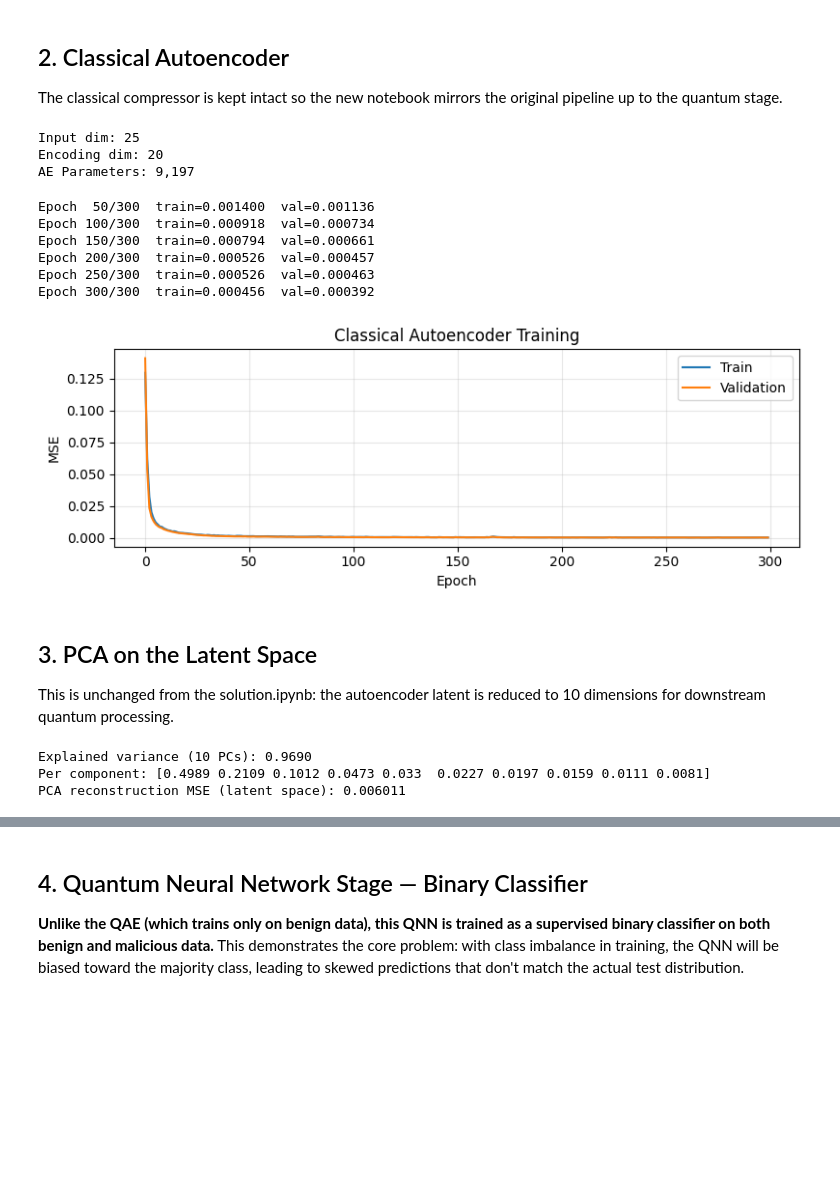
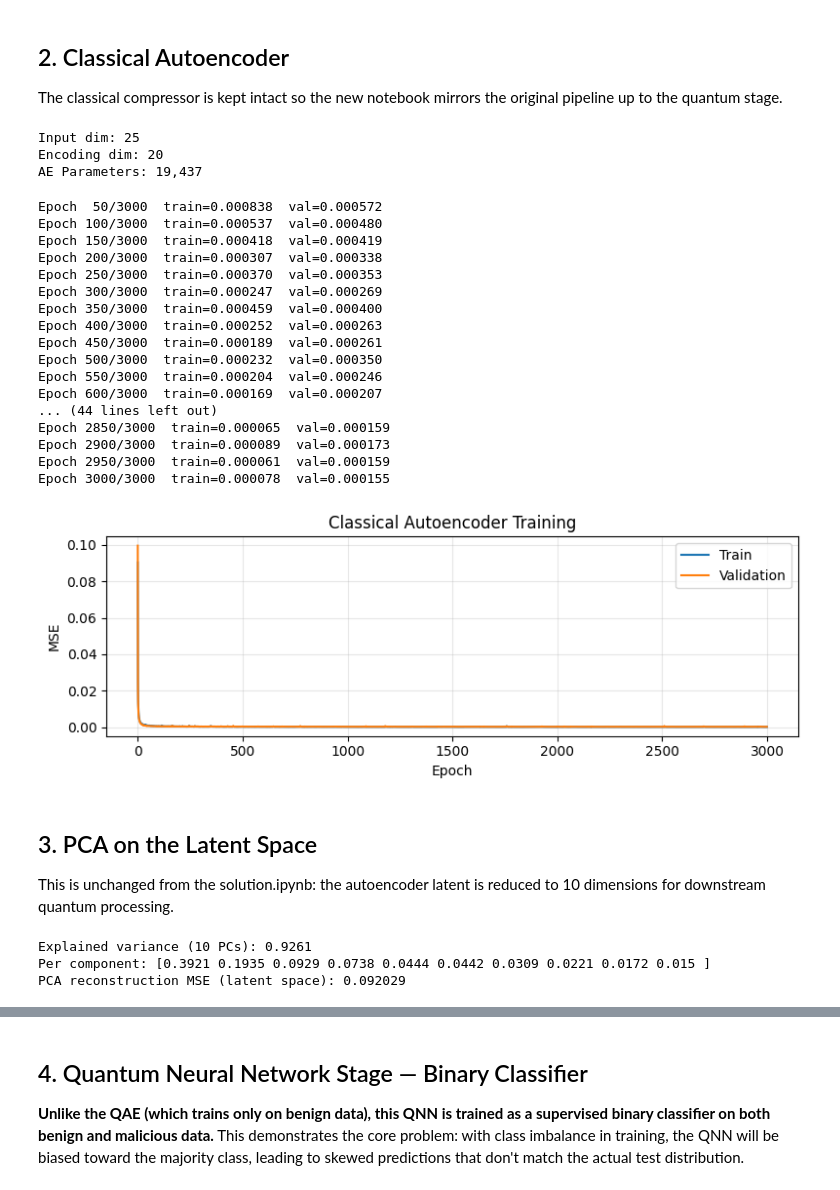
Before and after one commit to supermarine45/4BE, a Jupyter notebook: QCentroid - ETH Hackathon 2026/solution_qnn_kl_divergence.ipynb, the cells around one changed output, grey strips where cells are left out. Cells and saved outputs as stored; diff of their text form; code cells hidden in the pictures; blank space fills up the shorter version.

```diff
--- a/QCentroid - ETH Hackathon 2026/solution_qnn_kl_divergence.ipynb
+++ b/QCentroid - ETH Hackathon 2026/solution_qnn_kl_divergence.ipynb
@@ -91,22 +91,19 @@ class Autoencoder(nn.Module):
     def __init__(self, input_dim, encoding_dim):
         super().__init__()
         self.encoder = nn.Sequential(
-            nn.Linear(input_dim, 64),
+            nn.Linear(input_dim, 128),
+            nn.BatchNorm1d(128),
+            nn.ReLU(),
+            nn.Linear(128, 64),
             nn.BatchNorm1d(64),
             nn.ReLU(),
-            nn.Linear(64, 32),
-            nn.BatchNorm1d(32),
-            nn.ReLU(),
-            nn.Linear(32, encoding_dim),
+            nn.Linear(64, encoding_dim),
         )
         self.decoder = nn.Sequential(
-            nn.Linear(encoding_dim, 32),
-            nn.BatchNorm1d(32),
+            nn.Linear(encoding_dim, 128),
+            nn.BatchNorm1d(128),
             nn.ReLU(),
-            nn.Linear(32, 64),
-            nn.BatchNorm1d(64),
-            nn.ReLU(),
-            nn.Linear(64, input_dim),
+            nn.Linear(128, input_dim),
             nn.Sigmoid(),
         )
 
@@ -134,46 +131,57 @@ print(f'AE Parameters: {sum(p.numel() for p in autoencoder.parameters()):,}')
 # %% [output]
 Input dim: 25
 Encoding dim: 20
-AE Parameters: 9,197
+AE Parameters: 19,437
 # %%
-epochs = 300
+epochs = 3000
 train_losses, val_losses = [], []
 
 for epoch in range(epochs):
     autoencoder.train()
     epoch_loss = 0.0
     for (batch,) in train_loader:
         out = autoencoder(batch)
         loss = criterion(out, batch)
         optimizer.zero_grad()
         loss.backward()
         optimizer.step()
         epoch_loss += loss.item() * len(batch)
     train_losses.append(epoch_loss / len(train_tensor))
 
     autoencoder.eval()
     with torch.no_grad():
         val_out = autoencoder(val_tensor)
         val_loss = criterion(val_out, val_tensor).item()
     val_losses.append(val_loss)
 
     if (epoch + 1) % 50 == 0:
         print(f'Epoch {epoch+1:3d}/{epochs}  train={train_losses[-1]:.6f}  val={val_loss:.6f}')
 
 fig, ax = plt.subplots(figsize=(8, 3))
 ax.plot(train_losses, label='Train')
 ax.plot(val_losses, label='Validation')
 ax.set_xlabel('Epoch'); ax.set_ylabel('MSE'); ax.legend(); ax.grid(alpha=0.3)
 ax.set_title('Classical Autoencoder Training')
 plt.tight_layout(); plt.show()
 # %% [output]
-Epoch  50/300  train=0.001400  val=0.001136
-Epoch 100/300  train=0.000918  val=0.000734
-Epoch 150/300  train=0.000794  val=0.000661
-Epoch 200/300  train=0.000526  val=0.000457
-Epoch 250/300  train=0.000526  val=0.000463
-Epoch 300/300  train=0.000456  val=0.000392
+Epoch  50/3000  train=0.000838  val=0.000572
+Epoch 100/3000  train=0.000537  val=0.000480
+Epoch 150/3000  train=0.000418  val=0.000419
+Epoch 200/3000  train=0.000307  val=0.000338
+Epoch 250/3000  train=0.000370  val=0.000353
+Epoch 300/3000  train=0.000247  val=0.000269
+Epoch 350/3000  train=0.000459  val=0.000400
+Epoch 400/3000  train=0.000252  val=0.000263
+Epoch 450/3000  train=0.000189  val=0.000261
+Epoch 500/3000  train=0.000232  val=0.000350
+Epoch 550/3000  train=0.000204  val=0.000246
+Epoch 600/3000  train=0.000169  val=0.000207
+... (44 lines left out)
+Epoch 2850/3000  train=0.000065  val=0.000159
+Epoch 2900/3000  train=0.000089  val=0.000173
+Epoch 2950/3000  train=0.000061  val=0.000159
+Epoch 3000/3000  train=0.000078  val=0.000155
-[figure, old version]
+[figure, new version]
 # %% [markdown]
 ## 3. PCA on the Latent Space
 
@@ -200,9 +208,9 @@ latent_train_recon = pca.inverse_transform(Z_train)
 pca_recon_error = np.mean((latent_train - latent_train_recon)**2)
 print(f'PCA reconstruction MSE (latent space): {pca_recon_error:.6f}')
 # %% [output]
-Explained variance (10 PCs): 0.9690
-Per component: [0.4989 0.2109 0.1012 0.0473 0.033  0.0227 0.0197 0.0159 0.0111 0.0081]
-PCA reconstruction MSE (latent space): 0.006011
+Explained variance (10 PCs): 0.9261
+Per component: [0.3921 0.1935 0.0929 0.0738 0.0444 0.0442 0.0309 0.0221 0.0172 0.015 ]
+PCA reconstruction MSE (latent space): 0.092029
 # %%
 def classical_reconstruct(X_scaled, autoencoder, pca):
     autoencoder.eval()
```
Also changed, not shown: parts of 4 cells of this notebook.
